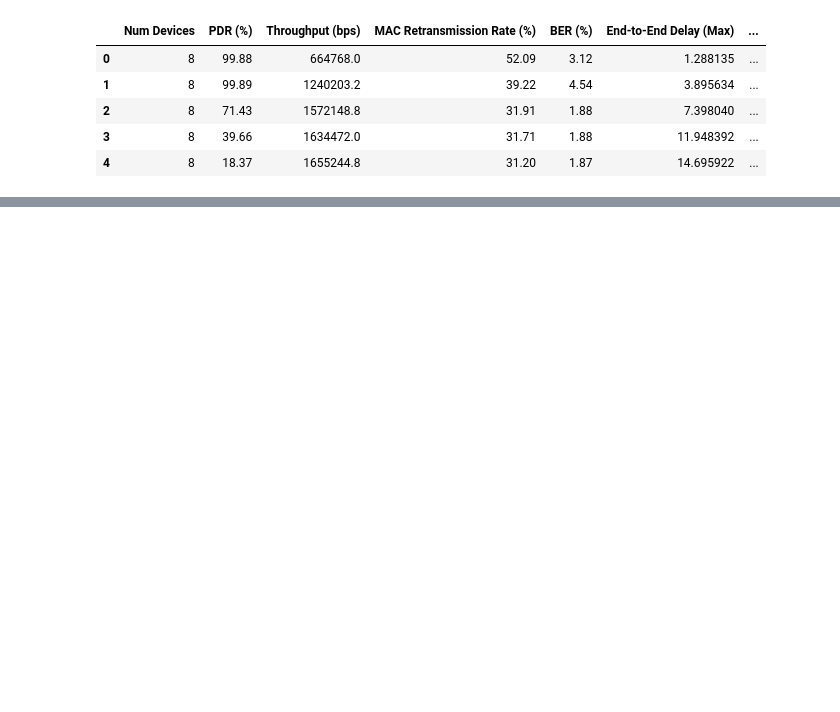
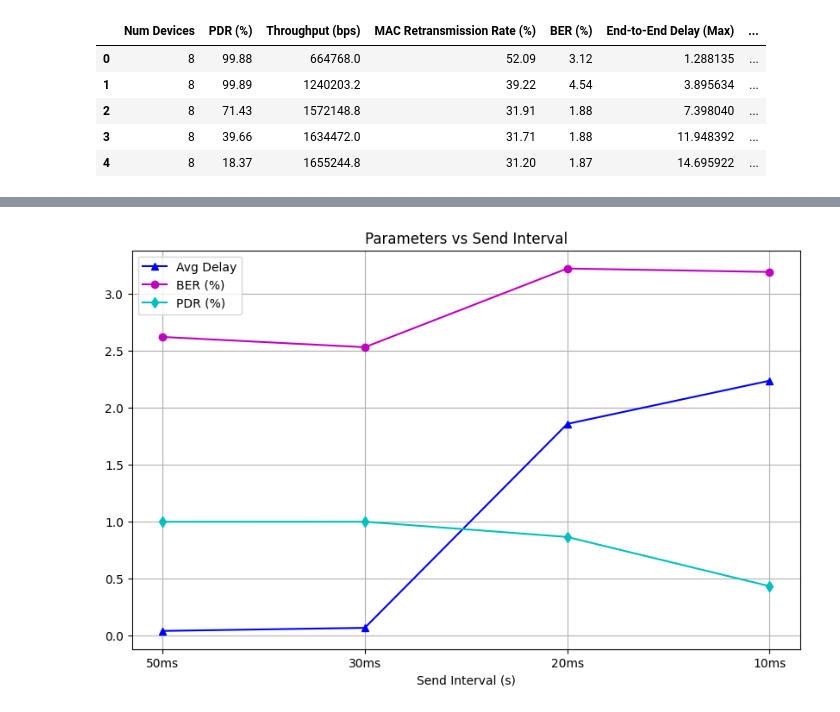
Before and after one commit to ahsanbulbul/Omnetpp-Analyzer, a Jupyter notebook: Performance Analysis.ipynb, the cells around one changed output, grey strips where cells are left out. Cells and saved outputs as stored; diff of their text form; code cells hidden in the pictures; blank space fills up the shorter version.

```diff
--- a/Performance Analysis.ipynb
+++ b/Performance Analysis.ipynb
@@ -724,0 +688,12 @@ dcf_metrics_df
+# %%
+# DCF LOAD configs
+dcf_load_df = get_df("DCF_LOAD", 1, 4, file_format="{}")
+
+# DCF CW configs
+dcf_cw_df = get_df("DCF_CW", 1, 4, file_format="{}")
+
+# DCF RETRY configs
+dcf_retry_df = get_df("DCF_RETRY", 1, 4, file_format="{}")
+
+# DCF RTS configs
+dcf_rts_df = get_df("DCF_RTS", 1, 4, file_format="{}")
@@ -724,0 +708,16 @@ dcf_metrics_df
+# %%
+# Plot all end-to-end delay metrics
+plt.figure(figsize=(10, 6))
+plt.plot(dcf_load_df['Send Interval'], dcf_load_df['End-to-End Delay (Avg)'], marker='^', color='b', label='Avg Delay')
+plt.plot(dcf_load_df['Send Interval'], dcf_load_df['BER (%)'], marker='o', color='m', label='BER (%)')
+plt.plot(dcf_load_df['Send Interval'], dcf_load_df['PDR (%)']/100, marker='d', color='c', label='PDR (%)')
+
+
+plt.title('Parameters vs Send Interval')
+plt.xlabel('Send Interval (s)')
+# plt.ylabel('End-to-End Delay (s)')
+plt.grid()
+plt.legend()
+plt.show()
+# %% [output]
+[figure, added]
```
Also changed, not shown: parts of 22 cells of this notebook, 2 other files.
